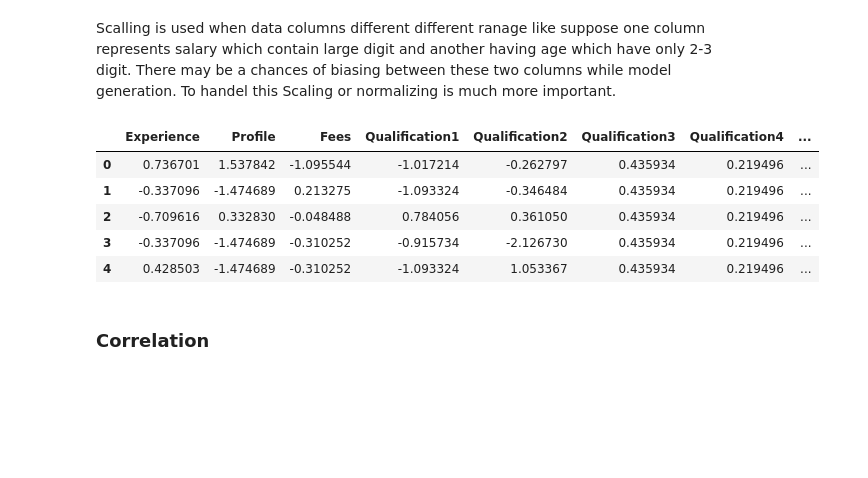
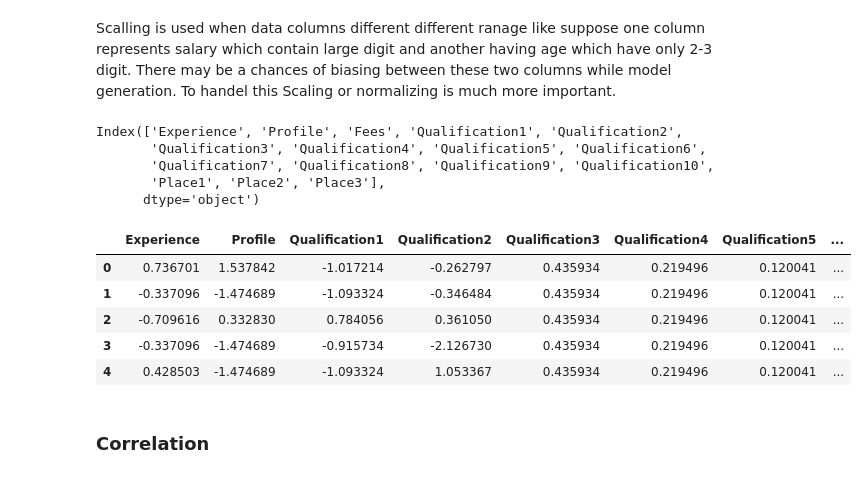
Before and after one commit to p18888/My-MachineLearning-Blogs, a Jupyter notebook: BLOG 1.ipynb, the cells around one changed output. Saved outputs shown, nothing was run; the diff lists cells and outputs as text; code cells hidden in the pictures; blank space fills up the shorter version.

```diff
--- a/BLOG 1.ipynb
+++ b/BLOG 1.ipynb
@@ -399,17 +399,29 @@ Scalling is used when data columns different different ranage like suppose one c
 # %%
 from sklearn.preprocessing import StandardScaler
 ss=StandardScaler()
-df_new=ss.fit_transform(df)
+df_new=ss.fit_transform(df.drop('Fees',axis=1))
-# %%
-df=pd.DataFrame(df_new,columns=df.columns)
-df.head()
-# %% [output]
-|  | Experience | Profile | Fees | Qualification1 | Qualification2 | Qualification3 | Qualification4 | ... |
-| 0 | 0.736701 | 1.537842 | -1.095544 | -1.017214 | -0.262797 | 0.435934 | 0.219496 | ... |
-| 1 | -0.337096 | -1.474689 | 0.213275 | -1.093324 | -0.346484 | 0.435934 | 0.219496 | ... |
-| 2 | -0.709616 | 0.332830 | -0.048488 | 0.784056 | 0.361050 | 0.435934 | 0.219496 | ... |
-| 3 | -0.337096 | -1.474689 | -0.310252 | -0.915734 | -2.126730 | 0.435934 | 0.219496 | ... |
-| 4 | 0.428503 | -1.474689 | -0.310252 | -1.093324 | 1.053367 | 0.435934 | 0.219496 | ... |
+# %%
+df.columns
+# %% [output]
+Index(['Experience', 'Profile', 'Fees', 'Qualification1', 'Qualification2',
+       'Qualification3', 'Qualification4', 'Qualification5', 'Qualification6',
+       'Qualification7', 'Qualification8', 'Qualification9', 'Qualification10',
+       'Place1', 'Place2', 'Place3'],
+      dtype='object')
+# %%
+data_frame=pd.DataFrame(df_new,columns=['Experience', 'Profile', 'Qualification1', 'Qualification2',
+       'Qualification3', 'Qualification4', 'Qualification5', 'Qualification6',
+       'Qualification7', 'Qualification8', 'Qualification9', 'Qualification10',
+       'Place1', 'Place2', 'Place3'])
+data_frame["Fees"]=df['Fees']
+data_frame.head()
+# %% [output]
+|  | Experience | Profile | Qualification1 | Qualification2 | Qualification3 | Qualification4 | Qualification5 | ... |
+| 0 | 0.736701 | 1.537842 | -1.017214 | -0.262797 | 0.435934 | 0.219496 | 0.120041 | ... |
+| 1 | -0.337096 | -1.474689 | -1.093324 | -0.346484 | 0.435934 | 0.219496 | 0.120041 | ... |
+| 2 | -0.709616 | 0.332830 | 0.784056 | 0.361050 | 0.435934 | 0.219496 | 0.120041 | ... |
+| 3 | -0.337096 | -1.474689 | -0.915734 | -2.126730 | 0.435934 | 0.219496 | 0.120041 | ... |
+| 4 | 0.428503 | -1.474689 | -1.093324 | 1.053367 | 0.435934 | 0.219496 | 0.120041 | ... |
 # %% [markdown]
 ### Correlation
 # %% [markdown]
```
Also changed, not shown: parts of 1 cell of this notebook.
